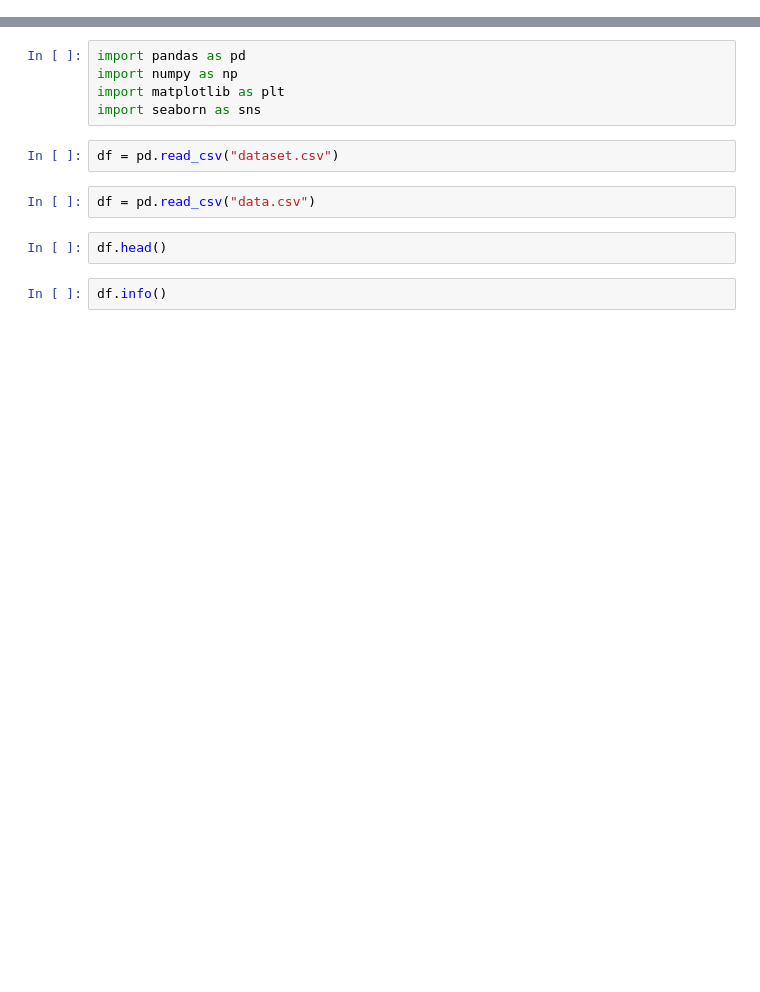
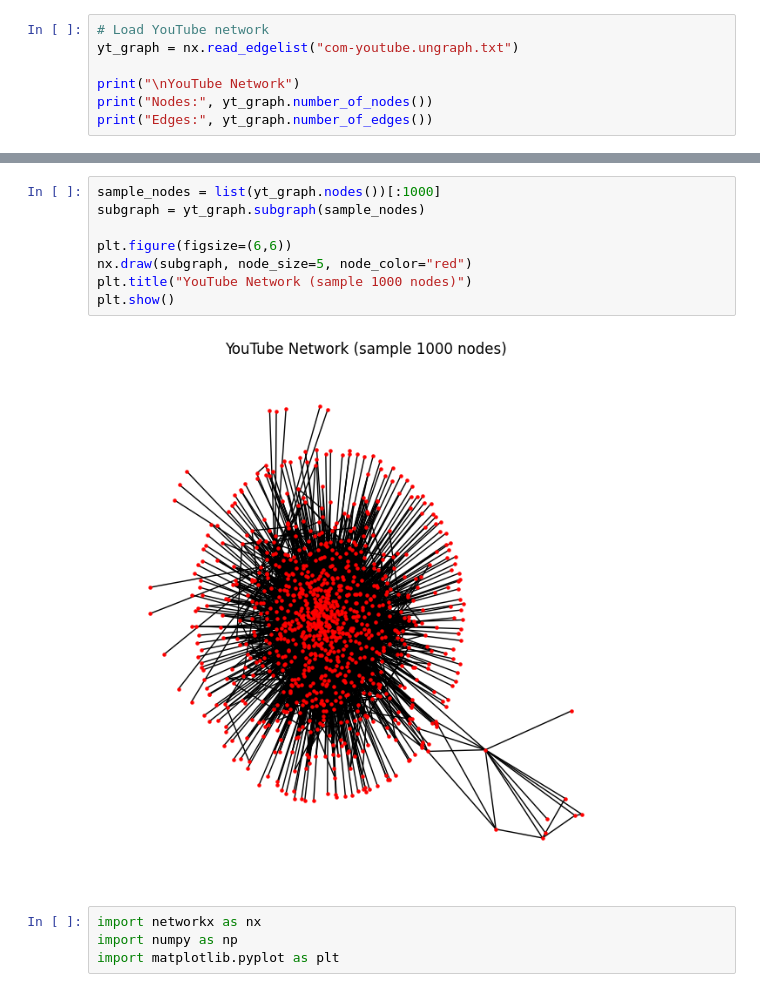
Before and after one commit to yasithsfonseka/S26000027_EDA_LabTest, a Jupyter notebook: S26000027_EDA_LabTest/S26000027_EDA_LabTest.ipynb, the cells around one changed output, grey strips where cells are left out. Saved outputs shown, nothing was run; the diff lists cells and outputs as text; blank space fills up the shorter version.

```diff
--- a/S26000027_EDA_LabTest/S26000027_EDA_LabTest.ipynb
+++ b/S26000027_EDA_LabTest/S26000027_EDA_LabTest.ipynb
@@ -0,0 +15,7 @@
+# %%
+# Load YouTube network
+yt_graph = nx.read_edgelist("com-youtube.ungraph.txt")
+
+print("\nYouTube Network")
+print("Nodes:", yt_graph.number_of_nodes())
+print("Edges:", yt_graph.number_of_edges())
@@ -1,13 +60,14 @@
+# %%
+sample_nodes = list(yt_graph.nodes())[:1000]
+subgraph = yt_graph.subgraph(sample_nodes)
+
+plt.figure(figsize=(6,6))
+nx.draw(subgraph, node_size=5, node_color="red")
+plt.title("YouTube Network (sample 1000 nodes)")
+plt.show()
+# %% [output]
+[figure, added]
 # %%
-import pandas as pd
+import networkx as nx
 import numpy as np
-import matplotlib as plt
-import seaborn as sns
+import matplotlib.pyplot as plt
-# %%
-df = pd.read_csv("dataset.csv")
-# %%
-df = pd.read_csv("data.csv")
-# %%
-df.head()
-# %%
-df.info()
```
Also changed, not shown: parts of 19 cells of this notebook, 5 other files.
